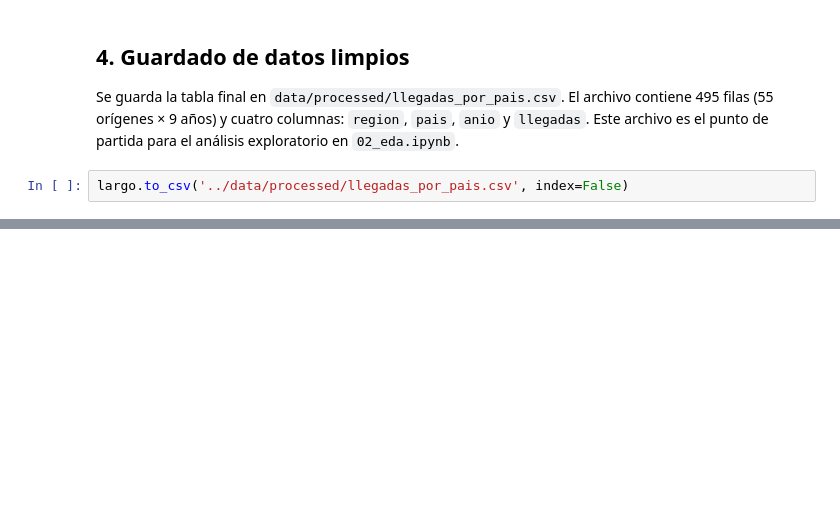
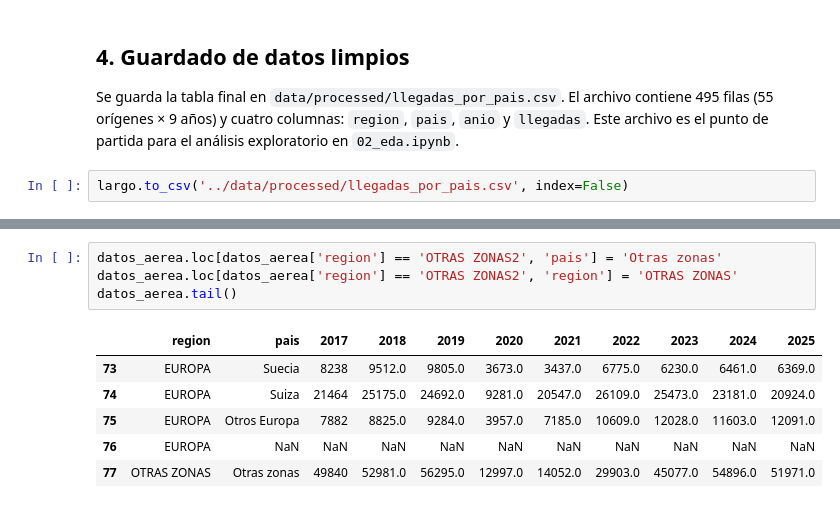
Before and after one commit to DanielleEspinoza/turismo-costa-rica, a Jupyter notebook: notebooks/01_limpieza.ipynb, the cells around one changed output, grey strips where cells are left out. Drawn from its saved outputs; the diff is of its cells as text; blank space fills up the shorter version.

```diff
--- a/notebooks/01_limpieza.ipynb
+++ b/notebooks/01_limpieza.ipynb
@@ -284,0 +312,11 @@ El dataset final contiene las llegadas internacionales a Costa Rica por país de
+# %%
+datos_aerea.loc[datos_aerea['region'] == 'OTRAS ZONAS2', 'pais'] = 'Otras zonas'
+datos_aerea.loc[datos_aerea['region'] == 'OTRAS ZONAS2', 'region'] = 'OTRAS ZONAS'
+datos_aerea.tail()
+# %% [output]
+|  | region | pais | 2017 | 2018 | 2019 | 2020 | 2021 | 2022 | 2023 | 2024 | 2025 |
+| 73 | EUROPA | Suecia | 8238 | 9512.0 | 9805.0 | 3673.0 | 3437.0 | 6775.0 | 6230.0 | 6461.0 | 6369.0 |
+| 74 | EUROPA | Suiza | 21464 | 25175.0 | 24692.0 | 9281.0 | 20547.0 | 26109.0 | 25473.0 | 23181.0 | 20924.0 |
+| 75 | EUROPA | Otros Europa | 7882 | 8825.0 | 9284.0 | 3957.0 | 7185.0 | 10609.0 | 12028.0 | 11603.0 | 12091.0 |
+| 76 | EUROPA | NaN | NaN | NaN | NaN | NaN | NaN | NaN | NaN | NaN | NaN |
+| 77 | OTRAS ZONAS | Otras zonas | 49840 | 52981.0 | 56295.0 | 12997.0 | 14052.0 | 29903.0 | 45077.0 | 54896.0 | 51971.0 |
```
Also changed, not shown: parts of 13 cells of this notebook, 1 other file.
